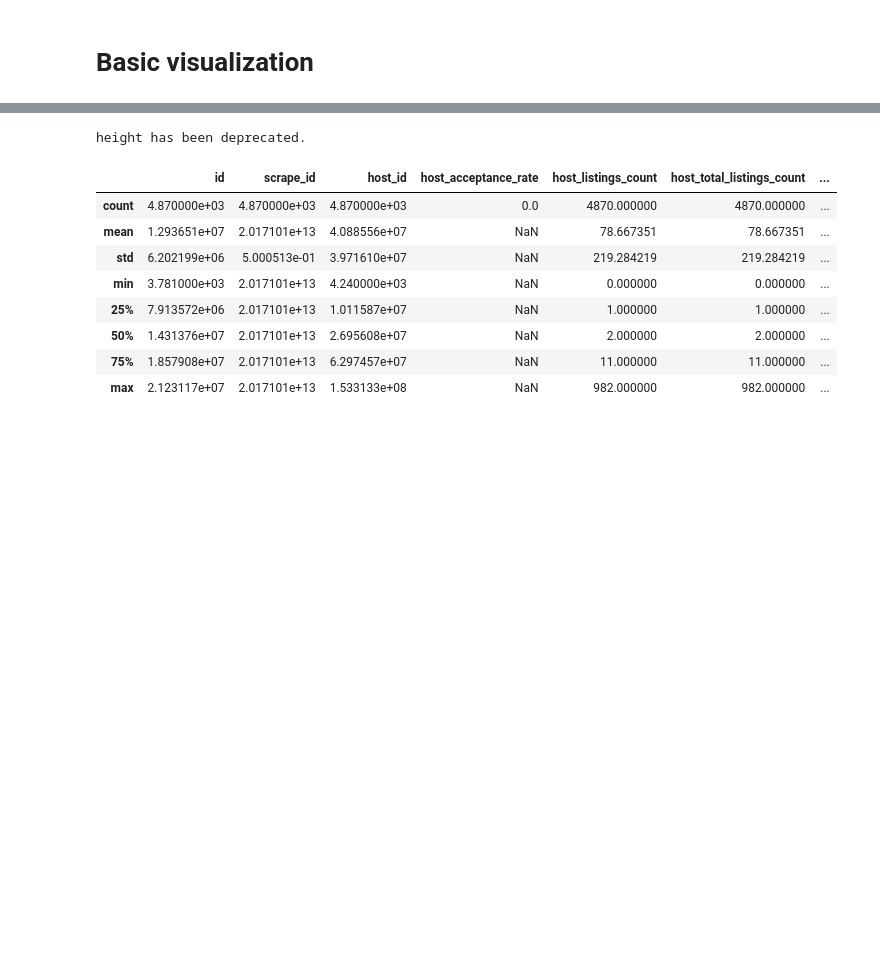
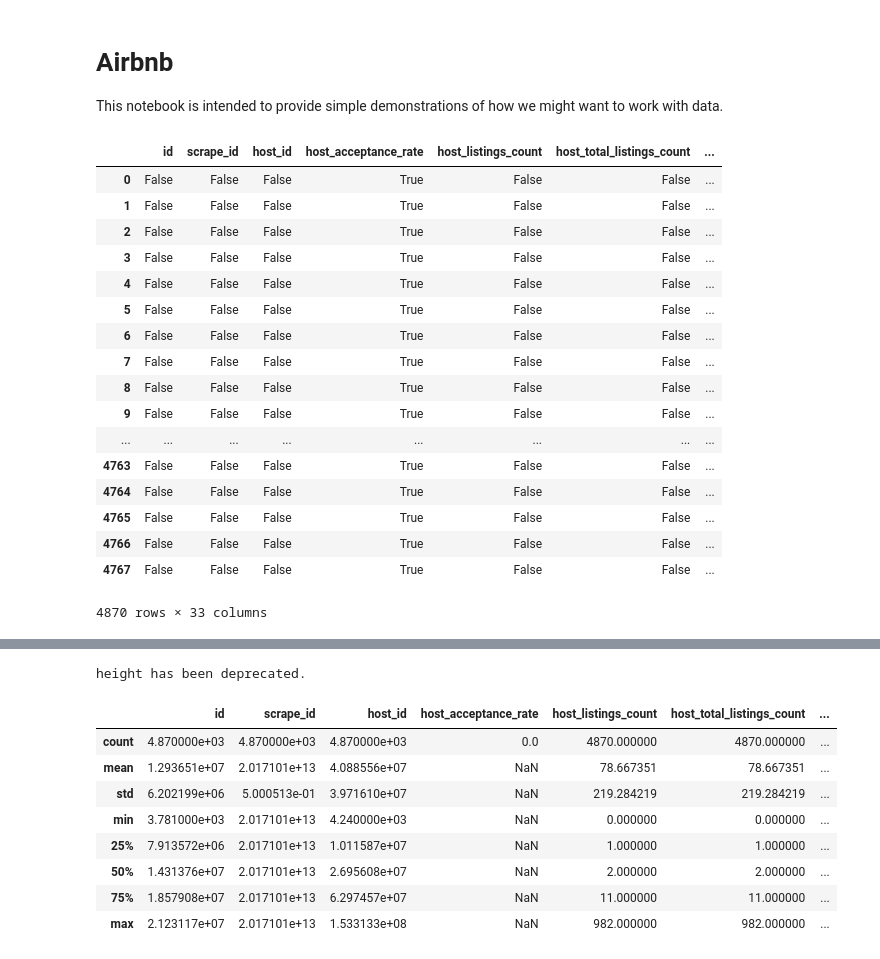
Before and after one commit to moranse/20171104-MichiganDatathon, a Jupyter notebook: notebook/VyasPractice.ipynb, the cells around one changed output, grey strips where cells are left out. Cells and saved outputs as stored; diff of their text form; code cells hidden in the pictures; blank space fills up the shorter version.

```diff
--- a/notebook/VyasPractice.ipynb
+++ b/notebook/VyasPractice.ipynb
@@ -1,5 +1,6 @@
-# %% [markdown]
-# Basic visualization
+# %% [markdown]
+# Airbnb
+This notebook is intended to provide simple demonstrations of how we might want to work with data.
 # %%
 import os
 import pandas as pd
@@ -9,0 +17,21 @@ read_all_csvs
+# %%
+listings.select_dtypes(exclude = [object, np.datetime64]).apply(np.isnan, axis = 1)
+# %% [output]
+|  | id | scrape_id | host_id | host_acceptance_rate | host_listings_count | host_total_listings_count | ... |
+| 0 | False | False | False | True | False | False | ... |
+| 1 | False | False | False | True | False | False | ... |
+| 2 | False | False | False | True | False | False | ... |
+| 3 | False | False | False | True | False | False | ... |
+| 4 | False | False | False | True | False | False | ... |
+| 5 | False | False | False | True | False | False | ... |
+| 6 | False | False | False | True | False | False | ... |
+| 7 | False | False | False | True | False | False | ... |
+| 8 | False | False | False | True | False | False | ... |
+| 9 | False | False | False | True | False | False | ... |
+| ... | ... | ... | ... | ... | ... | ... | ... |
+| 4763 | False | False | False | True | False | False | ... |
+| 4764 | False | False | False | True | False | False | ... |
+| 4765 | False | False | False | True | False | False | ... |
+| 4766 | False | False | False | True | False | False | ... |
+| 4767 | False | False | False | True | False | False | ... |
+4870 rows × 33 columns
```
Also changed, not shown: parts of 16 cells of this notebook, 2 other files.
